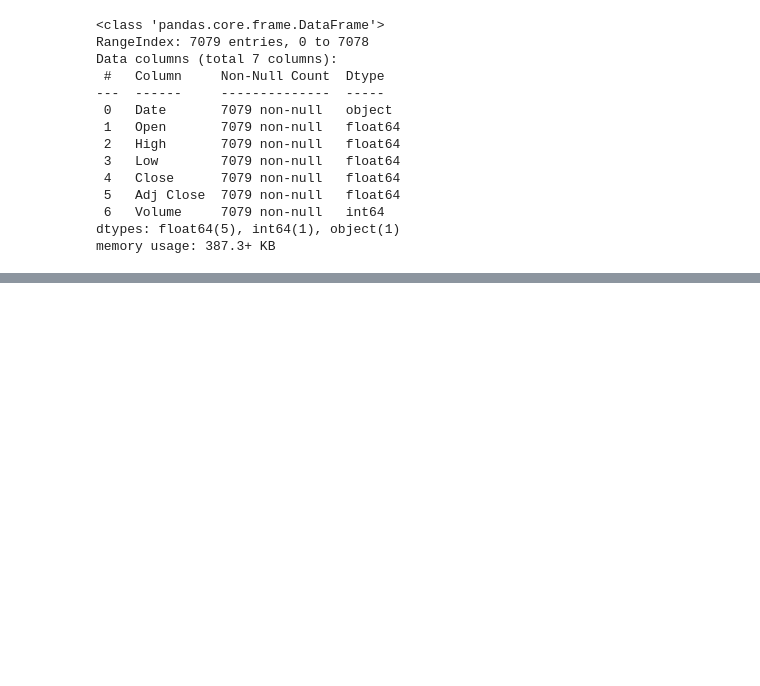
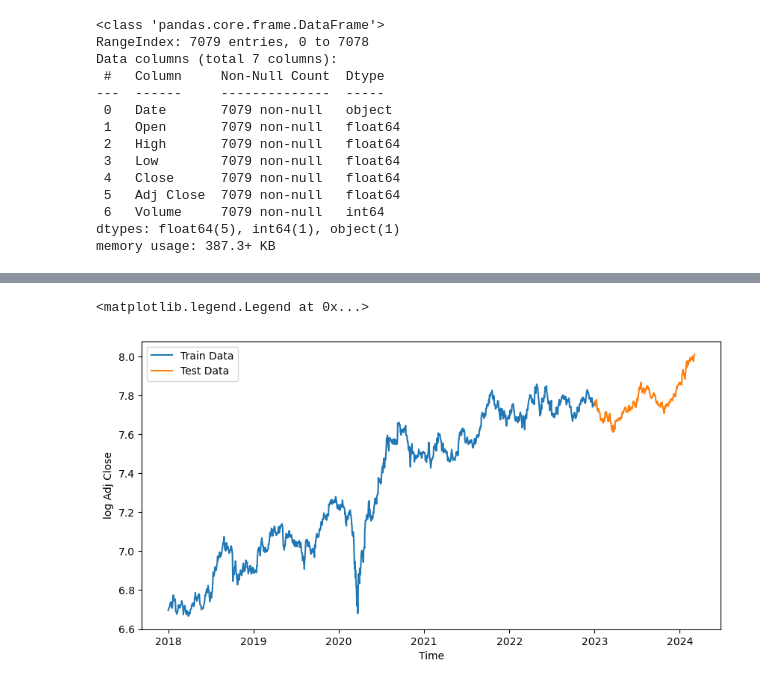
Before and after one commit to HP3-16/time-series-stocks, a Jupyter notebook: model_arima.ipynb, the cells around one changed output, grey strips where cells are left out. Cells and saved outputs as stored; diff of their text form; code cells hidden in the pictures; blank space fills up the shorter version.

Commit message:
test train split

```diff
--- a/model_arima.ipynb
+++ b/model_arima.ipynb
@@ -34,0 +65,13 @@ RELIANCE["Date"] = pd.to_datetime(RELIANCE["Date"])
+# %%
+RELIANCE_Train_Data = RELIANCE[RELIANCE['Date'] < '2023-01-01']
+RELIANCE_Test_Data = RELIANCE[RELIANCE['Date'] >= '2023-01-01'].reset_index(drop=True)
+
+plt.figure(figsize=(10, 5))
+plt.plot(RELIANCE_Train_Data['Date'], RELIANCE_Train_Data['log Adj Close'], label='Train Data')
+plt.plot(RELIANCE_Test_Data['Date'], RELIANCE_Test_Data['log Adj Close'], label='Test Data')
+plt.xlabel('Time')
+plt.ylabel('log Adj Close')
+plt.legend(loc='best')
+# %% [output]
+<matplotlib.legend.Legend at 0x...>
+[figure, added]
```
Also changed, not shown: parts of 5 cells of this notebook.
